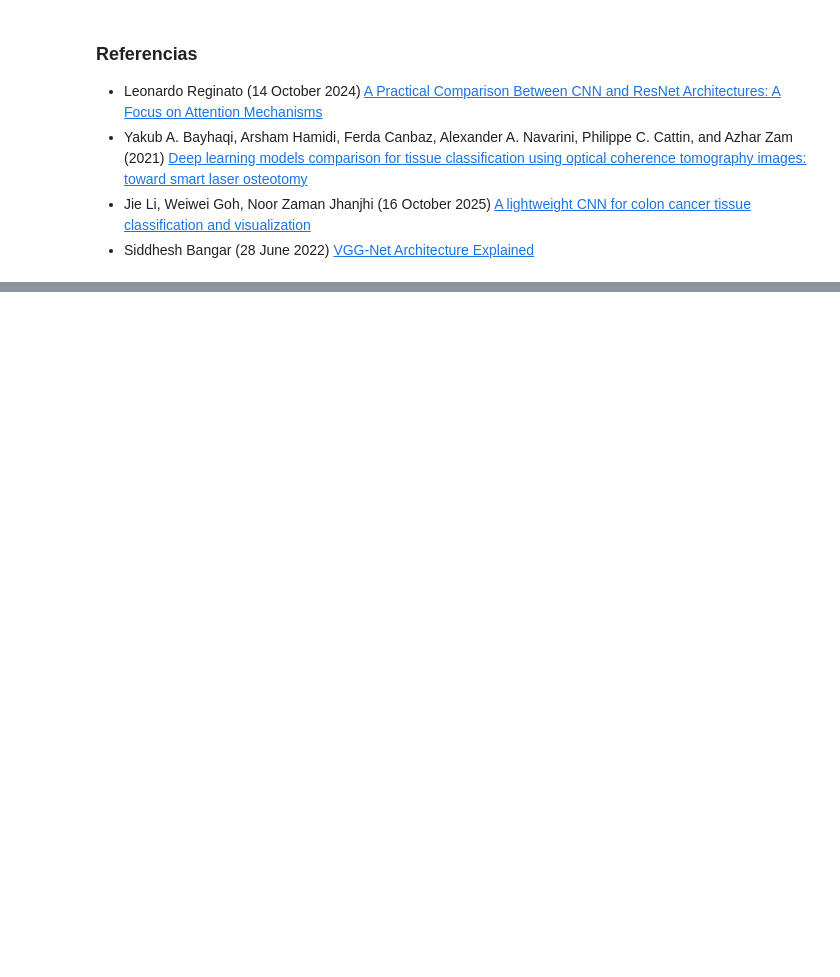
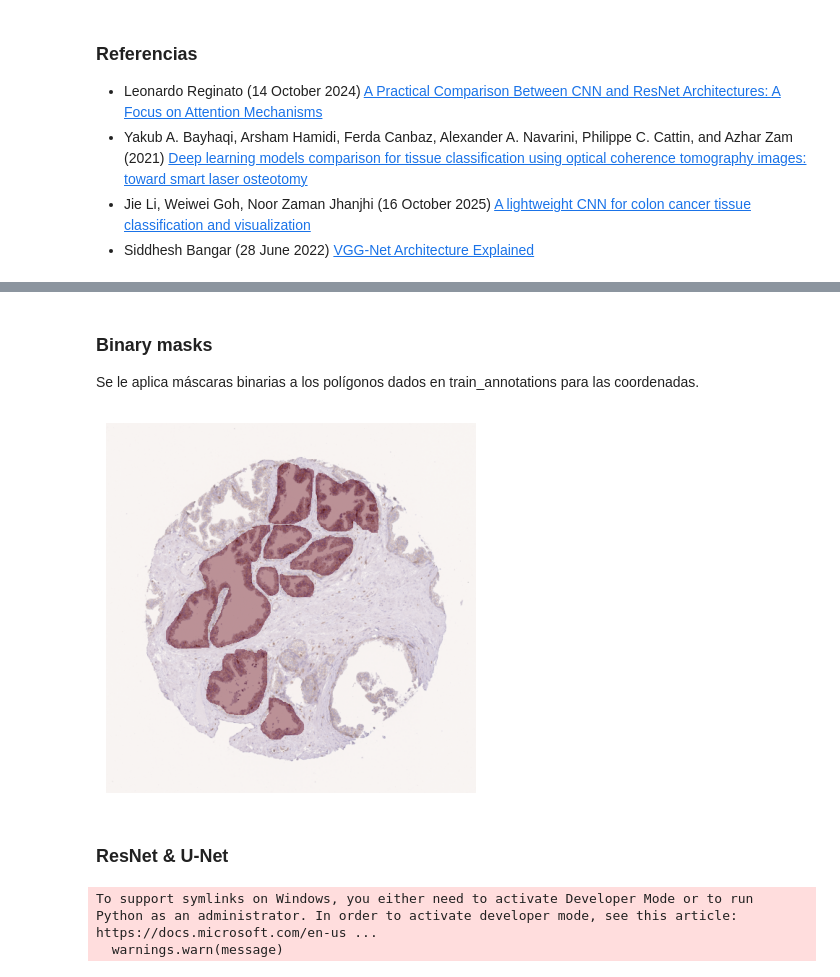
Before and after one commit to Javilejoo/Hacking-the-Human-Body, a Jupyter notebook: model_training.ipynb, the cells around one changed output, grey strips where cells are left out. Cells and saved outputs as stored; diff of their text form; code cells hidden in the pictures; blank space fills up the shorter version.

Commit message:
UNet with ResNet34 and Image standardization
Implement ResNet34 with UNet and shrink images from 3000x3000 to 512x512

```diff
--- a/model_training.ipynb
+++ b/model_training.ipynb
@@ -23,0 +29,3 @@ La VGGNet o Visual Geometry Group net es una arquitectura CNN para visión de co
+# %% [markdown]
+### Binary masks
+Se le aplica máscaras binarias a los polígonos dados en train_annotations para las coordenadas.
@@ -23,0 +51,9 @@ La VGGNet o Visual Geometry Group net es una arquitectura CNN para visión de co
+# %%
+IMAGE_DIR = Path("data/train_data")
+ANNOT_DIR = Path("data/train_annotations")
+OUTPUT_IMG_DIR = Path("data/processed/images")
+OUTPUT_MASK_DIR = Path("data/processed/masks")
+OUTPUT_IMG_DIR.mkdir(parents=True, exist_ok=True)
+OUTPUT_MASK_DIR.mkdir(parents=True, exist_ok=True)
+
+TARGET_SIZE = (512, 512)  # (width, height)
@@ -23,0 +79,11 @@ La VGGNet o Visual Geometry Group net es una arquitectura CNN para visión de co
+# %%
+# display image with mask to make sure it was done properly
+img  = cv2.imread(str(next(OUTPUT_IMG_DIR.glob("*.png"))))
+mask = cv2.imread(str(next(OUTPUT_MASK_DIR.glob("*.png"))), 0)
+
+plt.imshow(cv2.cvtColor(img, cv2.COLOR_BGR2RGB))
+plt.imshow(mask, cmap='Reds', alpha=0.4)
+plt.axis('off')
+plt.show()
+# %% [output]
+[figure, added]
@@ -23,0 +155,18 @@ La VGGNet o Visual Geometry Group net es una arquitectura CNN para visión de co
+# %% [markdown]
+### ResNet & U-Net
+# %%
+import torch.nn as nn
+import segmentation_models_pytorch as smp
+import torch
+
+device = torch.device("cuda" if torch.cuda.is_available() else "cpu")
+
+model = smp.Unet(
+    encoder_name="resnet34",
+    encoder_weights="imagenet",
+    in_channels=3,
+    classes=1
+).to(device)
+# %% [output]
+To support symlinks on Windows, you either need to activate Developer Mode or to run Python as an administrator. In order to activate developer mode, see this article: https://docs.microsoft.com/en-us ...
+  warnings.warn(message)
```
Also changed, not shown: parts of 10 cells of this notebook.
